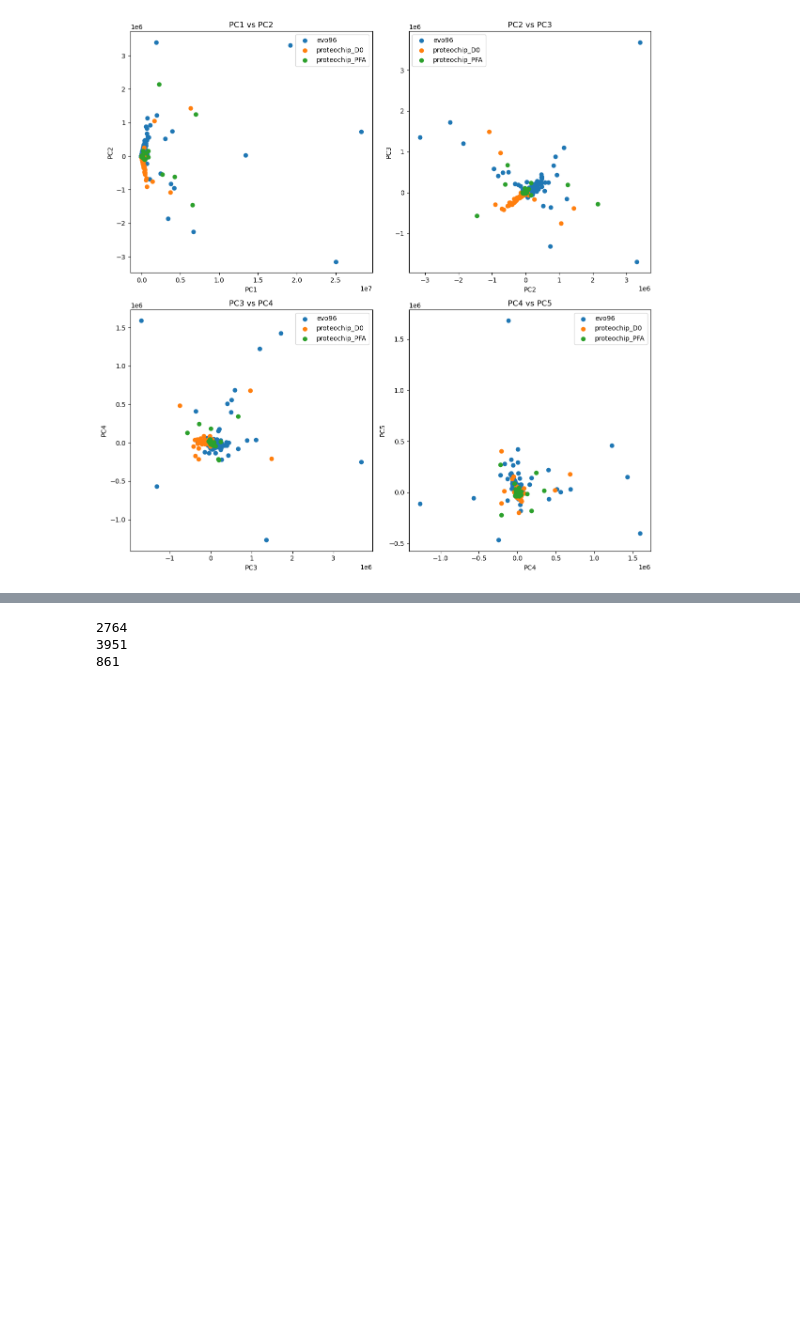
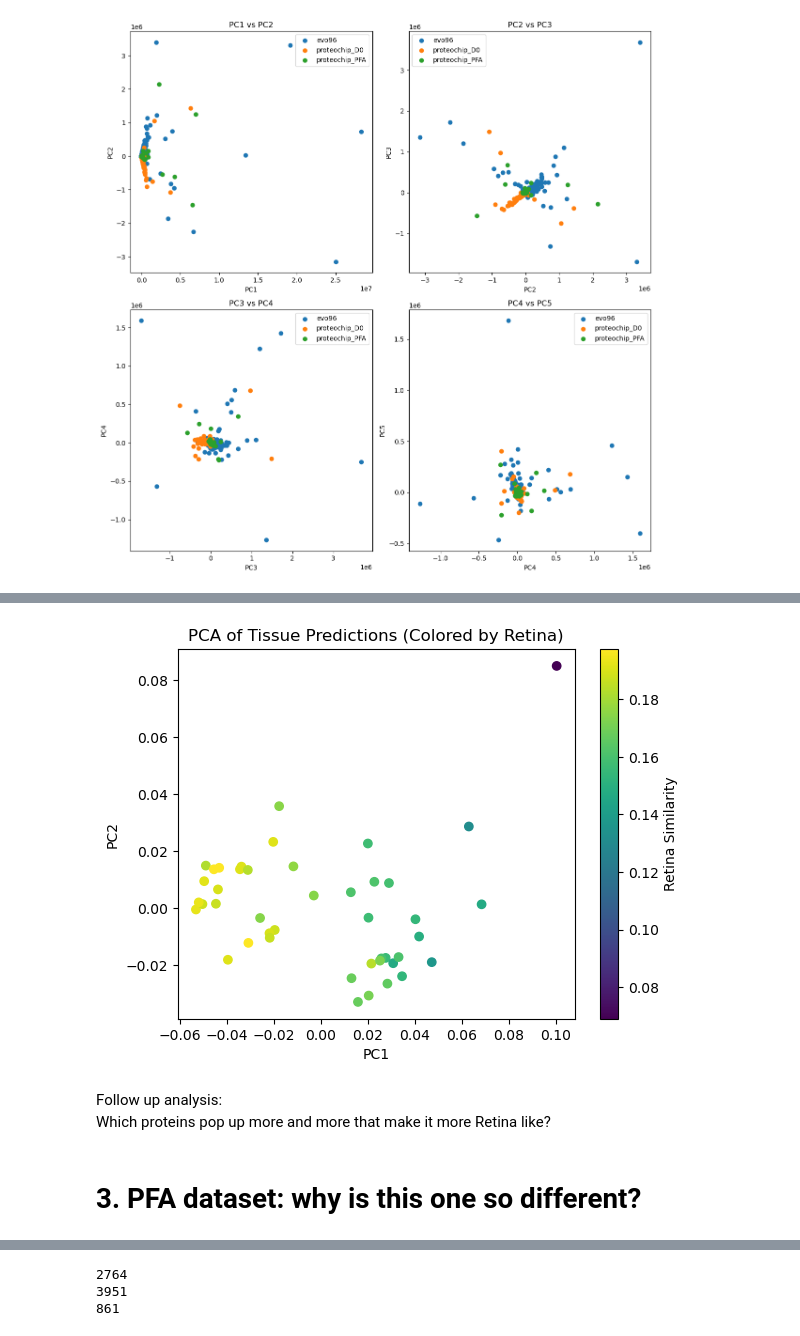
Before and after one commit to TineClaeys/MLMarker, a Jupyter notebook: Projects/organoids_pauline/Organoids_MLMarker_smapleprep_SCP.ipynb, the cells around one changed output, grey strips where cells are left out. Cells and saved outputs as stored; diff of their text form; code cells hidden in the pictures; blank space fills up the shorter version.

```diff
--- a/Projects/organoids_pauline/Organoids_MLMarker_smapleprep_SCP.ipynb
+++ b/Projects/organoids_pauline/Organoids_MLMarker_smapleprep_SCP.ipynb
@@ -387,0 +405,17 @@ plt.show()
+# %%
+#all proteins combined
+df = pd.read_csv("proteochip_D0_report_organoids_culture_15042024_diann181.pg_matrix.tsv", sep='\t')
+proteins = np.array(df[["Protein.Ids"]].values.tolist()).flatten()
+# if it contains ';' split it and take both
+proteins = [x.split(';') for x in proteins]
+proteins = [item for sublist in proteins for item in sublist]
+proteins = list(set(proteins))
+
+#make a dataframe with the proteins as column names, only one row and all values 1
+data = np.ones((1, len(proteins)))
+predict_df = pd.DataFrame(data, columns=proteins)
+
+test = MLMarker(predict_df.iloc[0:1,:], binary = True)
+prediction = MLMarker.adjusted_shap_values_df(test, n_preds=100, penalty_factor=0.5).sum(axis=1).sort_values(ascending=False)
+prediction = list(prediction.items())
+print(prediction)
@@ -387,0 +538,29 @@ plt.show()
+# %%
+# Make a PCA and color the samples according to Retina similarity
+pca = PCA(n_components=2)
+reduced_data = pca.fit_transform(prediction_df2.drop(columns=['sample']))
+df_pca = pd.DataFrame(reduced_data, columns=['PC1', 'PC2'])
+df_pca[['Retina']] = prediction_df2[['Retina']]
+df_pca[['sample']] = prediction_df2[['sample']]
+
+# Plot the reduced data with color according to 'Retina' column
+plt.scatter(df_pca['PC1'], df_pca['PC2'], c=df_pca['Retina'], cmap='viridis')
+
+# Add colorbar
+cbar = plt.colorbar()
+cbar.set_label('Retina Similarity')
+
+# Add labels and title
+plt.title('PCA of Tissue Predictions (Colored by Retina)')
+plt.xlabel('PC1')
+plt.ylabel('PC2')
+
+# Show the plot
+plt.show()
+# %% [output]
+[figure, added]
+# %% [markdown]
+Follow up analysis:
+Which proteins pop up more and more that make it more Retina like?
+# %% [markdown]
+# 3. PFA dataset: why is this one so different?
```
Also changed, not shown: parts of 52 cells of this notebook, 6 other files.
